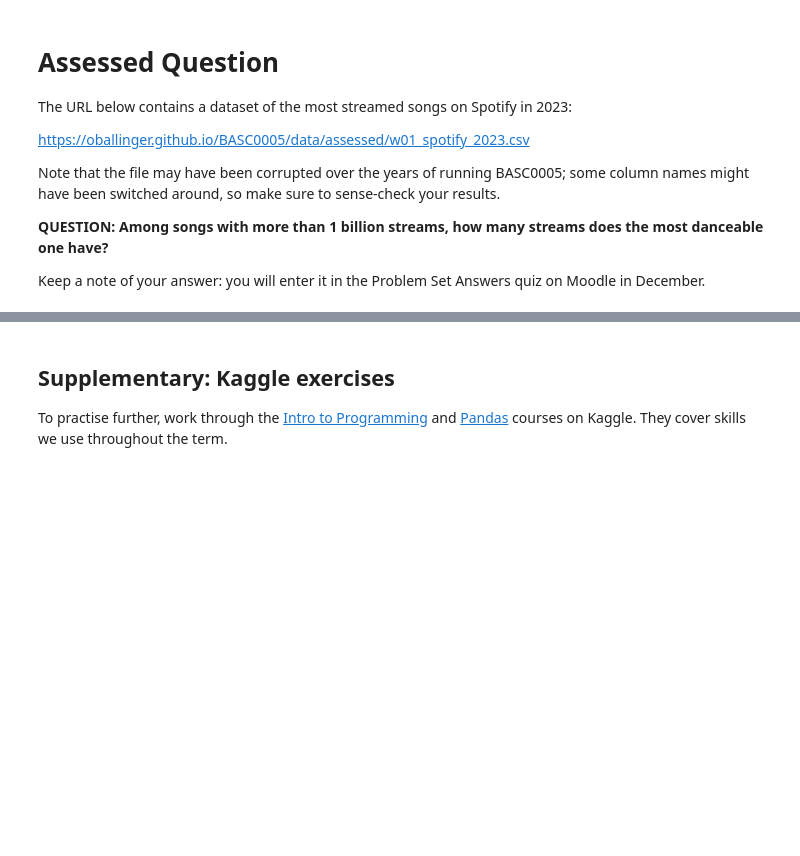
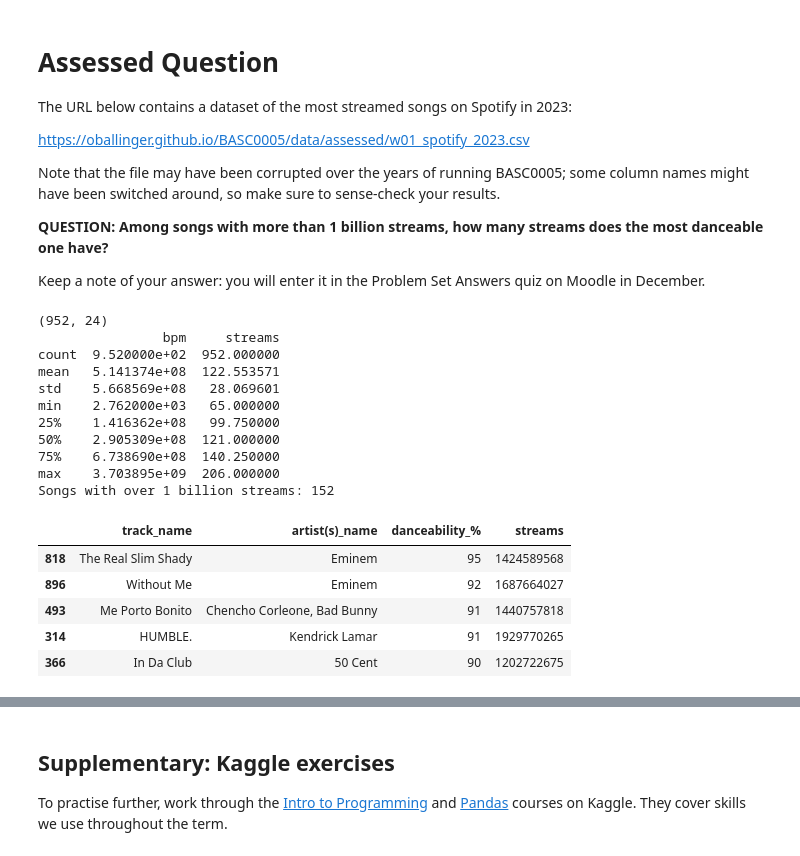
Before and after one commit to Niahmed00/QM2, a Jupyter notebook: notebooks/W01. Python Recap.ipynb, the cells around one changed output, grey strips where cells are left out. Drawn from its saved outputs; the diff is of its cells as text; code cells hidden in the pictures; blank space fills up the shorter version.

```diff
--- a/notebooks/W01. Python Recap.ipynb
+++ b/notebooks/W01. Python Recap.ipynb
@@ -251,0 +250,40 @@ Keep a note of your answer: you will enter it in the Problem Set Answers quiz on
+# %%
+import pandas as pd
+
+# Load the data. encoding="latin-1" stops errors from the odd characters in some song names.
+df = pd.read_csv("https://oballinger.github.io/BASC0005/data/assessed/w01_spotify_2023.csv",
+                 encoding="latin-1")
+print(df.shape)
+
+# Sense-check: "streams" only ranges from 65 to 206 (that's beats per minute),
+# while "bpm" goes up to ~3.7 billion (that's stream counts). The names are swapped.
+print(df[["bpm", "streams"]].describe())
+
+# Fix the swap
+df = df.rename(columns={"bpm": "streams", "streams": "bpm"})
+
+# Keep only songs with more than 1 billion streams
+big = df[df["streams"] > 1_000_000_000]
+print("Songs with over 1 billion streams:", len(big))
+
+# Sort by danceability (highest first) and show the top five
+top = big.sort_values("danceability_%", ascending=False)
+top[["track_name", "artist(s)_name", "danceability_%", "streams"]].head()
+# %% [output]
+(952, 24)
+                bpm     streams
+count  9.520000e+02  952.000000
+mean   5.141374e+08  122.553571
+std    5.668569e+08   28.069601
+min    2.762000e+03   65.000000
+25%    1.416362e+08   99.750000
+50%    2.905309e+08  121.000000
+75%    6.738690e+08  140.250000
+max    3.703895e+09  206.000000
+Songs with over 1 billion streams: 152
+|  | track_name | artist(s)_name | danceability_% | streams |
+| 818 | The Real Slim Shady | Eminem | 95 | 1424589568 |
+| 896 | Without Me | Eminem | 92 | 1687664027 |
+| 493 | Me Porto Bonito | Chencho Corleone, Bad Bunny | 91 | 1440757818 |
+| 314 | HUMBLE. | Kendrick Lamar | 91 | 1929770265 |
+| 366 | In Da Club | 50 Cent | 90 | 1202722675 |
```
Also changed, not shown: parts of 2 cells of this notebook.
